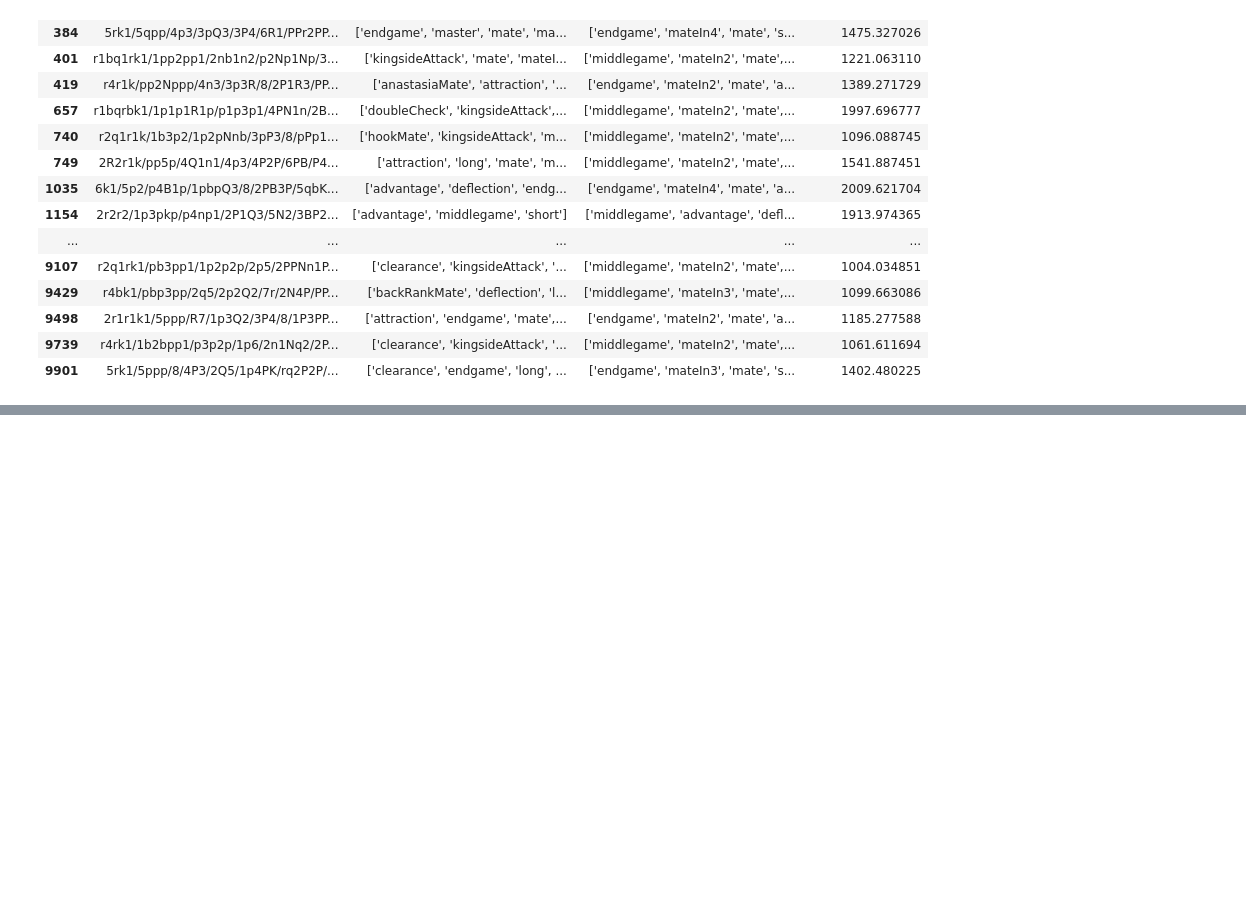
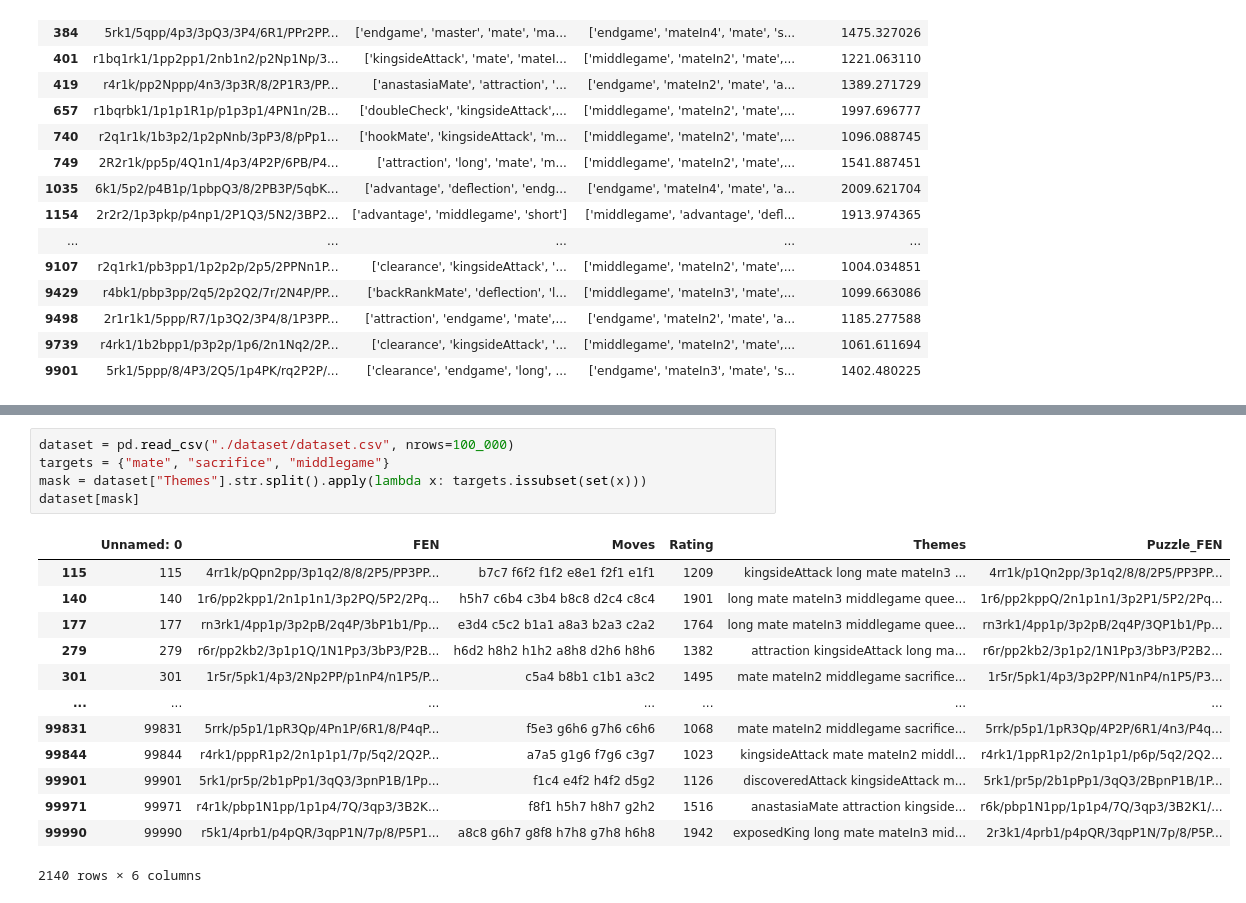
Before and after one commit to naapeli/Generating-open-source-chess-puzzles, a Jupyter notebook: src/temp.ipynb, the cells around one changed output, grey strips where cells are left out. Saved outputs shown, nothing was run; the diff lists cells and outputs as text; blank space fills up the shorter version.

```diff
--- a/src/temp.ipynb
+++ b/src/temp.ipynb
@@ -198,0 +290,19 @@ list(filter(lambda item: item.split(" ")[0] == pv, sampled_pvs))
+# %%
+dataset = pd.read_csv("./dataset/dataset.csv", nrows=100_000)
+targets = {"mate", "sacrifice", "middlegame"}
+mask = dataset["Themes"].str.split().apply(lambda x: targets.issubset(set(x)))
+dataset[mask]
+# %% [output]
+|  | Unnamed: 0 | FEN | Moves | Rating | Themes | Puzzle_FEN |
+| 115 | 115 | 4rr1k/pQpn2pp/3p1q2/8/8/2P5/PP3PP... | b7c7 f6f2 f1f2 e8e1 f2f1 e1f1 | 1209 | kingsideAttack long mate mateIn3 ... | 4rr1k/p1Qn2pp/3p1q2/8/8/2P5/PP3PP... |
+| 140 | 140 | 1r6/pp2kpp1/2n1p1n1/3p2PQ/5P2/2Pq... | h5h7 c6b4 c3b4 b8c8 d2c4 c8c4 | 1901 | long mate mateIn3 middlegame quee... | 1r6/pp2kppQ/2n1p1n1/3p2P1/5P2/2Pq... |
+| 177 | 177 | rn3rk1/4pp1p/3p2pB/2q4P/3bP1b1/Pp... | e3d4 c5c2 b1a1 a8a3 b2a3 c2a2 | 1764 | long mate mateIn3 middlegame quee... | rn3rk1/4pp1p/3p2pB/2q4P/3QP1b1/Pp... |
+| 279 | 279 | r6r/pp2kb2/3p1p1Q/1N1Pp3/3bP3/P2B... | h6d2 h8h2 h1h2 a8h8 d2h6 h8h6 | 1382 | attraction kingsideAttack long ma... | r6r/pp2kb2/3p1p2/1N1Pp3/3bP3/P2B2... |
+| 301 | 301 | 1r5r/5pk1/4p3/2Np2PP/p1nP4/n1P5/P... | c5a4 b8b1 c1b1 a3c2 | 1495 | mate mateIn2 middlegame sacrifice... | 1r5r/5pk1/4p3/3p2PP/N1nP4/n1P5/P3... |
+| ... | ... | ... | ... | ... | ... | ... |
+| 99831 | 99831 | 5rrk/p5p1/1pR3Qp/4Pn1P/6R1/8/P4qP... | f5e3 g6h6 g7h6 c6h6 | 1068 | mate mateIn2 middlegame sacrifice... | 5rrk/p5p1/1pR3Qp/4P2P/6R1/4n3/P4q... |
+| 99844 | 99844 | r4rk1/pppR1p2/2n1p1p1/7p/5q2/2Q2P... | a7a5 g1g6 f7g6 c3g7 | 1023 | kingsideAttack mate mateIn2 middl... | r4rk1/1ppR1p2/2n1p1p1/p6p/5q2/2Q2... |
+| 99901 | 99901 | 5rk1/pr5p/2b1pPp1/3qQ3/3pnP1B/1Pp... | f1c4 e4f2 h4f2 d5g2 | 1126 | discoveredAttack kingsideAttack m... | 5rk1/pr5p/2b1pPp1/3qQ3/2BpnP1B/1P... |
+| 99971 | 99971 | r4r1k/pbp1N1pp/1p1p4/7Q/3qp3/3B2K... | f8f1 h5h7 h8h7 g2h2 | 1516 | anastasiaMate attraction kingside... | r6k/pbp1N1pp/1p1p4/7Q/3qp3/3B2K1/... |
+| 99990 | 99990 | r5k1/4prb1/p4pQR/3qpP1N/7p/8/P5P1... | a8c8 g6h7 g8f8 h7h8 g7h8 h6h8 | 1942 | exposedKing long mate mateIn3 mid... | 2r3k1/4prb1/p4pQR/3qpP1N/7p/8/P5P... |
+2140 rows × 6 columns
```
Also changed, not shown: parts of 20 cells of this notebook, 21 other files.
